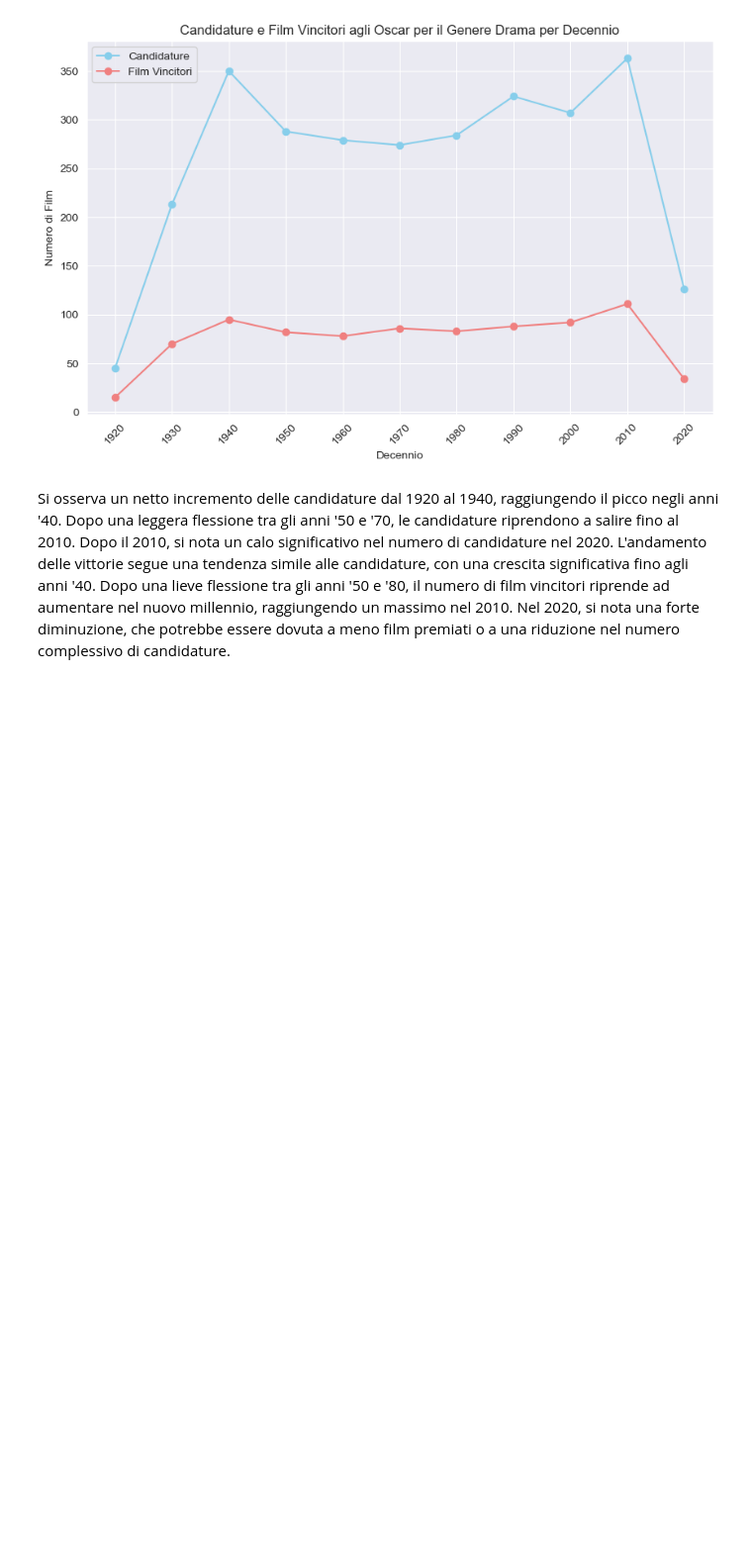
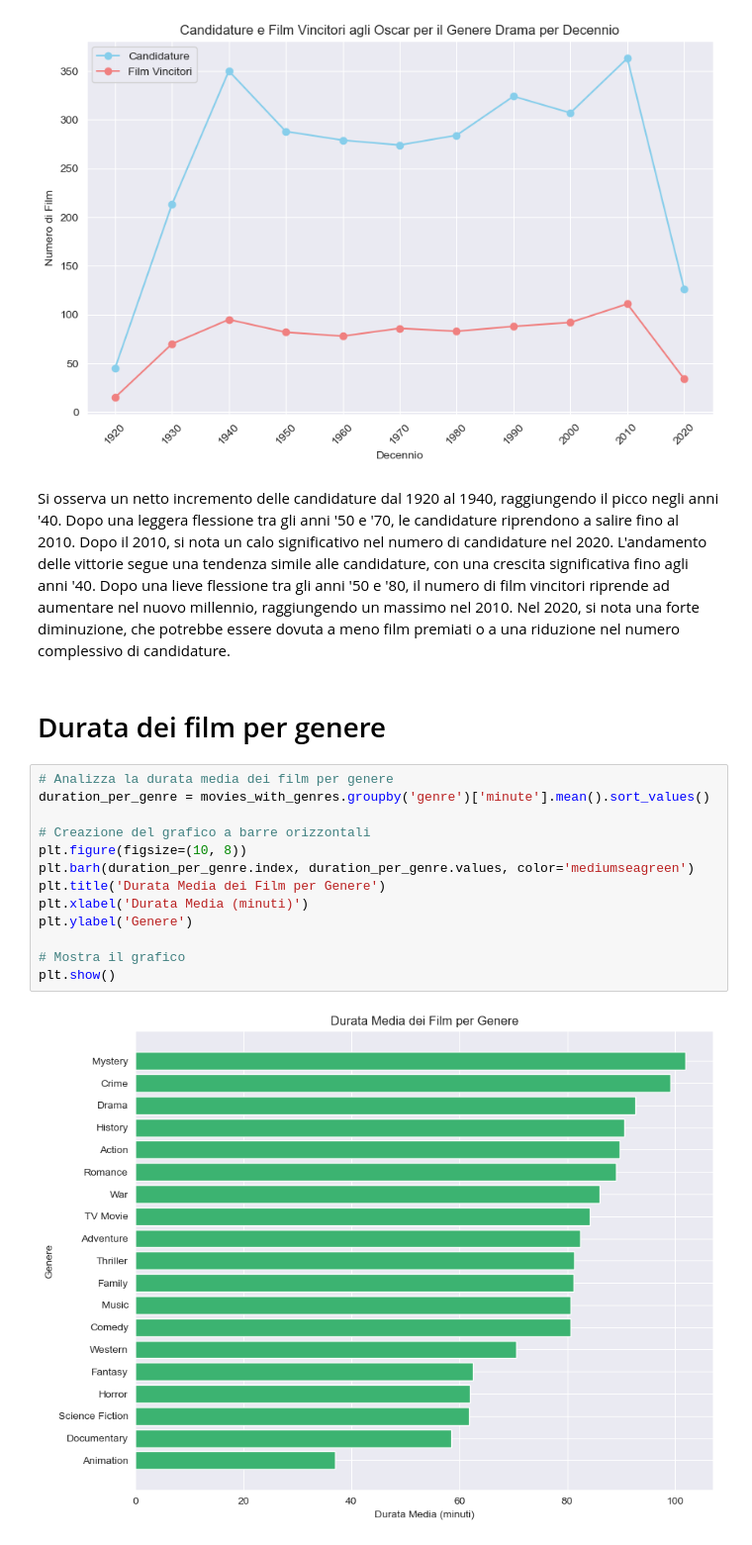
Before and after one commit to DavideGiordano77/MainDirectory, a Jupyter notebook: Solutions/data_visualization.ipynb, the cells around one changed output. Shown at 99% size. Cells and saved outputs as stored; diff of their text form; blank space fills up the shorter version.

```diff
--- a/Solutions/data_visualization.ipynb
+++ b/Solutions/data_visualization.ipynb
@@ -167,3 +167,20 @@ Dopo una leggera flessione tra gli anni '50 e '70, le candidature riprendono a s
 Dopo il 2010, si nota un calo significativo nel numero di candidature nel 2020. L'andamento delle vittorie segue una tendenza simile alle candidature, con una crescita significativa fino agli anni '40.
 Dopo una lieve flessione tra gli anni '50 e '80, il numero di film vincitori riprende ad aumentare nel nuovo millennio, raggiungendo un massimo nel 2010.
 Nel 2020, si nota una forte diminuzione, che potrebbe essere dovuta a meno film premiati o a una riduzione nel numero complessivo di candidature.
+# %% [markdown]
+# Durata dei film per genere
+# %%
+# Analizza la durata media dei film per genere
+duration_per_genre = movies_with_genres.groupby('genre')['minute'].mean().sort_values()
+
+# Creazione del grafico a barre orizzontali
+plt.figure(figsize=(10, 8))
+plt.barh(duration_per_genre.index, duration_per_genre.values, color='mediumseagreen')
+plt.title('Durata Media dei Film per Genere')
+plt.xlabel('Durata Media (minuti)')
+plt.ylabel('Genere')
+
+# Mostra il grafico
+plt.show()
+# %% [output]
+[figure, added]
```
Also changed, not shown: parts of 13 cells of this notebook.
